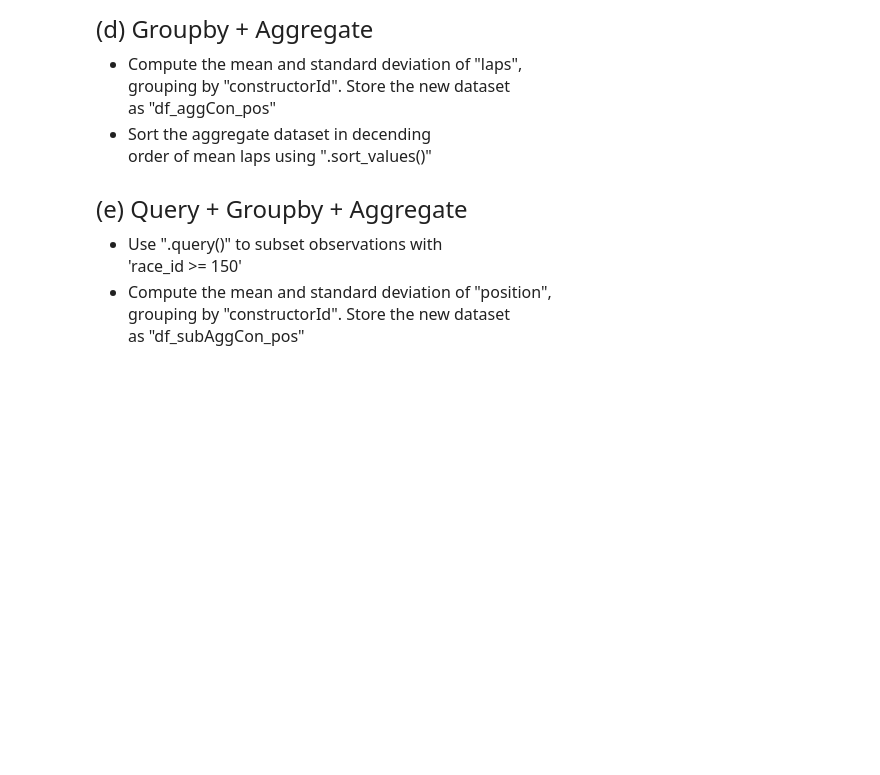
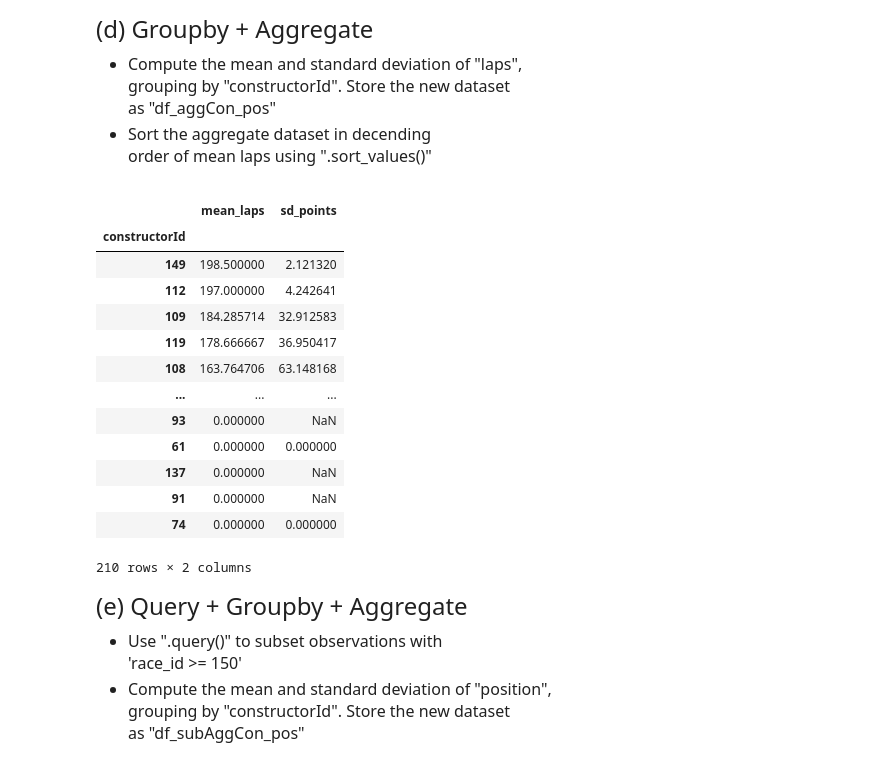
Before and after one commit to jhjiang07/qtm151, a Jupyter notebook: assignments/07-assignment/07-assignment.ipynb, the cells around one changed output. Cells and saved outputs as stored; diff of their text form; code cells hidden in the pictures; blank space fills up the shorter version.

```diff
--- a/assignments/07-assignment/07-assignment.ipynb
+++ b/assignments/07-assignment/07-assignment.ipynb
@@ -144,10 +146,8 @@ to missing values (NaNs) and covert to numeric
 # %%
 # Write your own code here
 
-list_nonnumeric = results.query("milliseconds.str.isnumeric() == False")
-list_numeric = results["milliseconds"] = pd.to_numeric(results["milliseconds"])
-
-results["milliseconds"] = results["milliseconds"].replace(list_nonnumeric, list_numeric)
-
-results.display()
+subset = results.query("milliseconds.str.isnumeric() == False")
+list_unique = pd.unique(subset["milliseconds"])
+print(list_unique)
+list_new = [np.nan]
 # %% [output]
@@ -154,0 +155,9 @@ ValueError: Unable to parse string "\N" at position 5
+# %%
+#replace nonnumeric values
+results["milliseconds"] = results["milliseconds"].replace(list_unique, list_new)
+
+# convert column to numeric
+results["milliseconds"] = pd.to_numeric(results["milliseconds"])
+
+#display
+results
@@ -169,3 +214,23 @@ order of mean laps using ".sort_values()"
+# %%
+# Write your own code
+df_aggCon_pos = results.groupby("constructorId").agg(mean_laps=('laps', 'mean'), sd_points=('laps', 'std'))
+
+df_aggCon_pos.sort_values(by = "mean_laps",ascending = False)
+# %% [output]
+|  | mean_laps | sd_points |
+| constructorId |  |  |
+| 149 | 198.500000 | 2.121320 |
+| 112 | 197.000000 | 4.242641 |
+| 109 | 184.285714 | 32.912583 |
+| 119 | 178.666667 | 36.950417 |
+| 108 | 163.764706 | 63.148168 |
+| ... | ... | ... |
+| 93 | 0.000000 | NaN |
+| 61 | 0.000000 | 0.000000 |
+| 137 | 0.000000 | NaN |
+| 91 | 0.000000 | NaN |
+| 74 | 0.000000 | 0.000000 |
+210 rows × 2 columns
 # %% [markdown]
 <font size = "5" >
 
```
Also changed, not shown: parts of 10 cells of this notebook, 5 other files.
